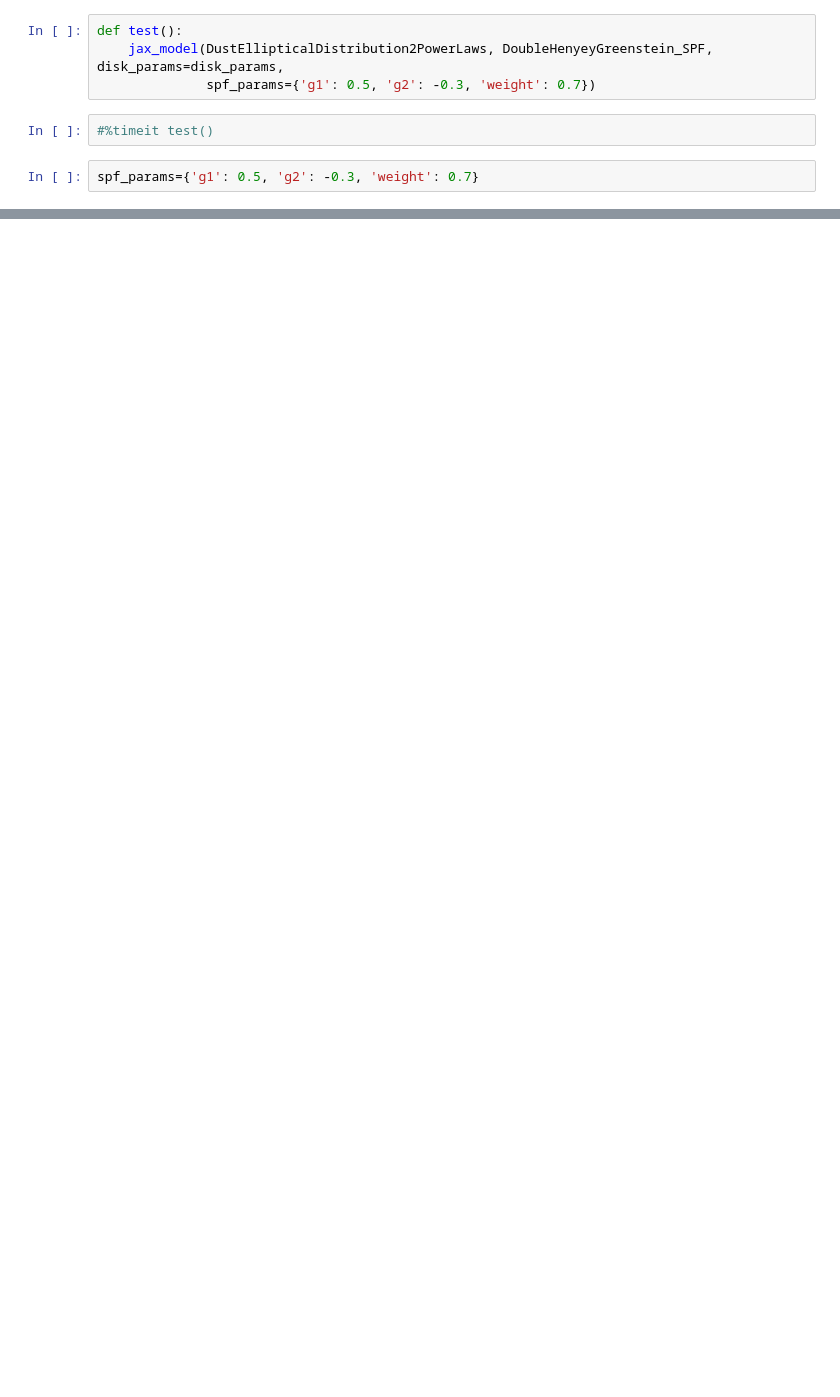
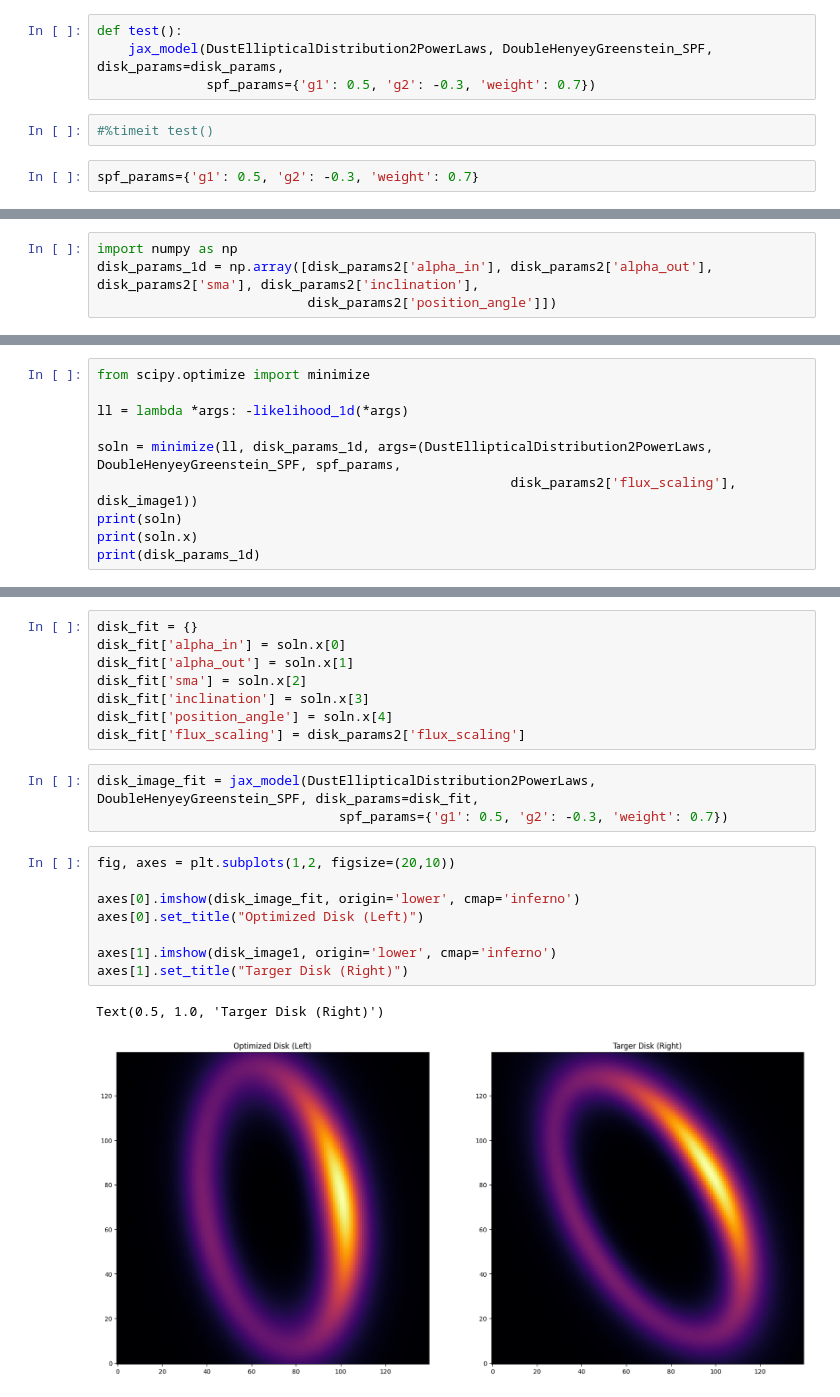
Before and after one commit to mihir-r-kondapalli/GRaTeR-JAX, a Jupyter notebook: Disk_Jaxed.ipynb, the cells around one changed output, grey strips where cells are left out. Cells and saved outputs as stored; diff of their text form; blank space fills up the shorter version.

```diff
--- a/Disk_Jaxed.ipynb
+++ b/Disk_Jaxed.ipynb
@@ -61 +77,5 @@ grad_func = jax.grad(jax_model_scal, argnums=(2,3))
+# %%
+import numpy as np
+disk_params_1d = np.array([disk_params2['alpha_in'], disk_params2['alpha_out'], disk_params2['sma'], disk_params2['inclination'],
+                           disk_params2['position_angle']])
 # %%
@@ -70,0 +86,10 @@ print(grad_func(DustEllipticalDistribution2PowerLaws, DoubleHenyeyGreenstein_SPF
+# %%
+from scipy.optimize import minimize
+
+ll = lambda *args: -likelihood_1d(*args)
+
+soln = minimize(ll, disk_params_1d, args=(DustEllipticalDistribution2PowerLaws, DoubleHenyeyGreenstein_SPF, spf_params,
+                                                     disk_params2['flux_scaling'], disk_image1))
+print(soln)
+print(soln.x)
+print(disk_params_1d)
@@ -70,0 +113,22 @@ print(grad_func(DustEllipticalDistribution2PowerLaws, DoubleHenyeyGreenstein_SPF
+# %%
+disk_fit = {}
+disk_fit['alpha_in'] = soln.x[0]
+disk_fit['alpha_out'] = soln.x[1]
+disk_fit['sma'] = soln.x[2]
+disk_fit['inclination'] = soln.x[3]
+disk_fit['position_angle'] = soln.x[4]
+disk_fit['flux_scaling'] = disk_params2['flux_scaling']
+# %%
+disk_image_fit = jax_model(DustEllipticalDistribution2PowerLaws, DoubleHenyeyGreenstein_SPF, disk_params=disk_fit,
+                               spf_params={'g1': 0.5, 'g2': -0.3, 'weight': 0.7})
+# %%
+fig, axes = plt.subplots(1,2, figsize=(20,10))
+
+axes[0].imshow(disk_image_fit, origin='lower', cmap='inferno')
+axes[0].set_title("Optimized Disk (Left)")
+
+axes[1].imshow(disk_image1, origin='lower', cmap='inferno')
+axes[1].set_title("Targer Disk (Right)")
+# %% [output]
+Text(0.5, 1.0, 'Targer Disk (Right)')
+[figure, added]
```
Also changed, not shown: parts of 11 cells of this notebook, 2 other files.
